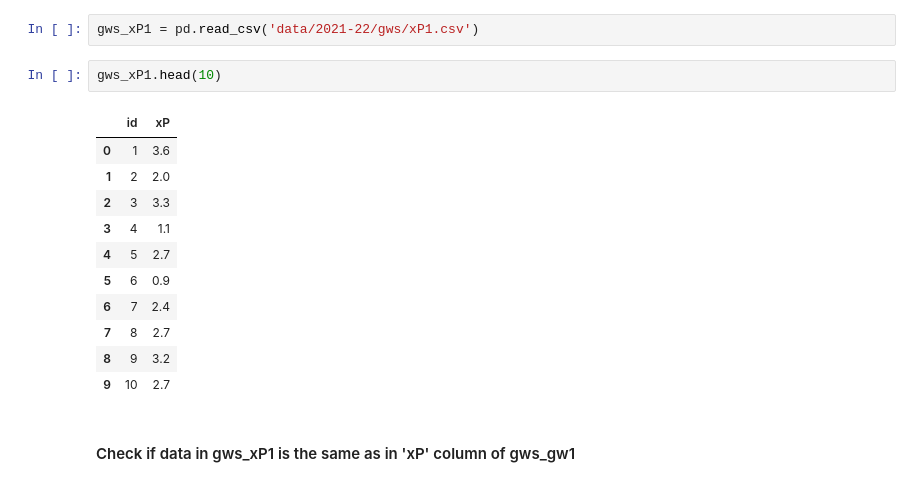
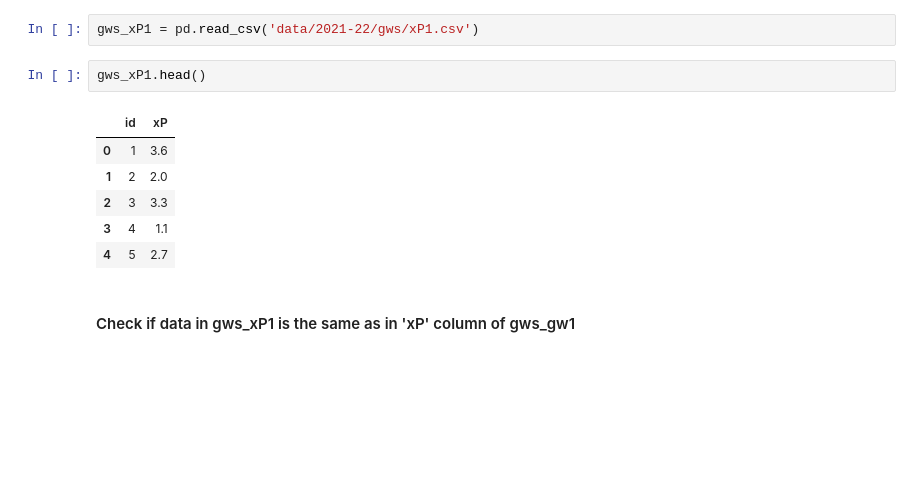
Before and after one commit to gracjans/FPL-AI-Manager_SwanseAI, a Jupyter notebook: EDA.ipynb, the cells around one changed output. Cells and saved outputs as stored; diff of their text form; blank space fills up the shorter version.

```diff
--- a/EDA.ipynb
+++ b/EDA.ipynb
@@ -52,19 +53,14 @@ Index(['name', 'position', 'team', 'xP', 'assists', 'bonus', 'bps',
 # %%
 gws_xP1 = pd.read_csv('data/2021-22/gws/xP1.csv')
 # %%
-gws_xP1.head(10)
+gws_xP1.head()
 # %% [output]
 |  | id | xP |
 | 0 | 1 | 3.6 |
 | 1 | 2 | 2.0 |
 | 2 | 3 | 3.3 |
 | 3 | 4 | 1.1 |
 | 4 | 5 | 2.7 |
-| 5 | 6 | 0.9 |
-| 6 | 7 | 2.4 |
-| 7 | 8 | 2.7 |
-| 8 | 9 | 3.2 |
-| 9 | 10 | 2.7 |
 # %% [markdown]
 #### Check if data in gws_xP1 is the same as in 'xP' column of gws_gw1
 # %%
```
Also changed, not shown: parts of 24 cells of this notebook.
